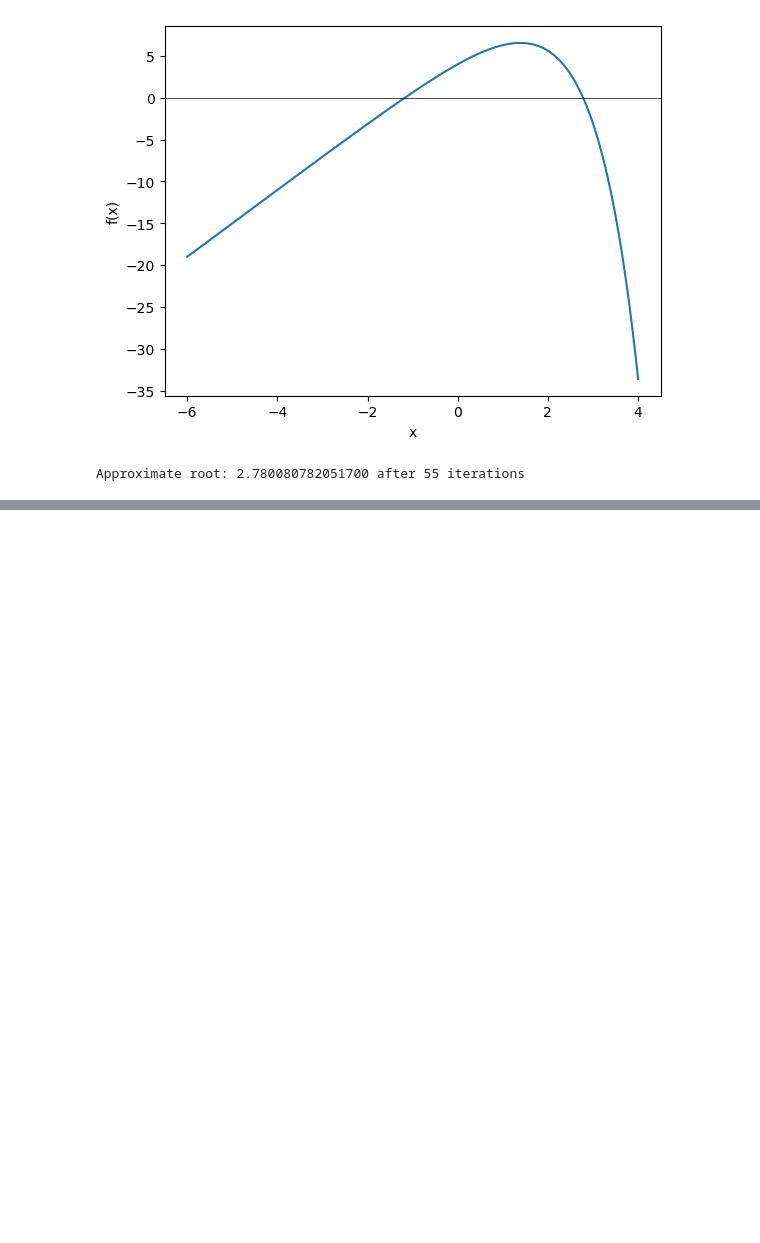
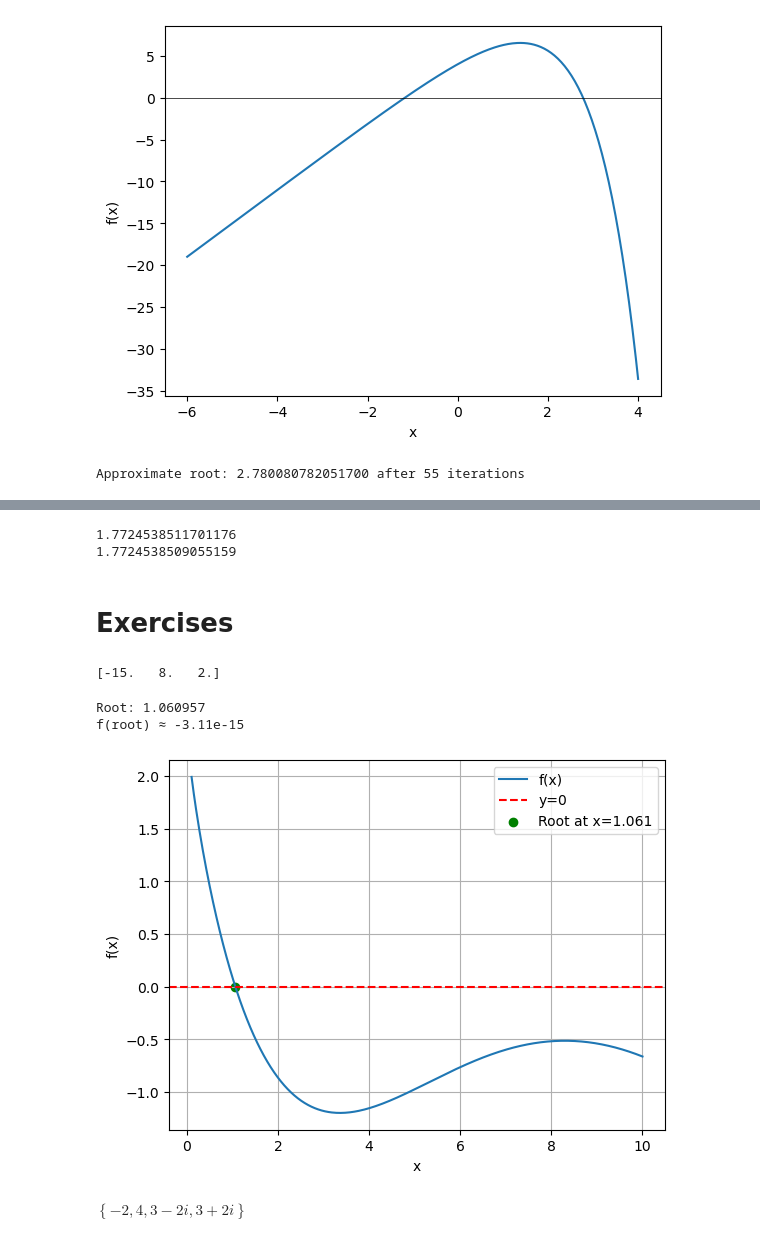
Before and after one commit to xwx00/Python, a Jupyter notebook: Python for physicists/Solve Equation.ipynb, the cells around one changed output, grey strips where cells are left out. Cells and saved outputs as stored; diff of their text form; code cells hidden in the pictures; blank space fills up the shorter version.

```diff
--- a/Python for physicists/Solve Equation.ipynb
+++ b/Python for physicists/Solve Equation.ipynb
@@ -66,0 +119,63 @@ Approximate root: 2.780080782051700 after 55 iterations
+# %%
+import numpy as np
+from scipy.integrate import simpson
+
+# ........................................... Generate x and y values
+xx = np.linspace(-5.0, 5.0, 31)
+y = np.exp(-xx**2)
+
+# ....................... Evaluate Definite Integral and Print Result
+integ = simpson(y, x=xx)
+print(integ)
+print(np.sqrt(np.pi))
+# %% [output]
+1.7724538511701176
+1.7724538509055159
+# %% [markdown]
+Exercises
+=================================================
+# %%
+import numpy as np
+
+a = np.array([[1,3,-2],[3,5,6],[2,4,3]])
+b = np.array([5,7,8])
+x = np.linalg.solve(a,b)
+
+print(x)
+# %% [output]
+[-15.   8.   2.]
+# %%
+from scipy.optimize import fsolve
+import numpy as np
+import matplotlib.pyplot as plt
+
+def func(x):
+    return np.cos(2 * np.sqrt(x)) + 1.5 - np.sqrt(x)
+
+# Find the root
+x_solution = fsolve(func, 1.5)
+print(f"Root: {x_solution[0]:.6f}")
+print(f"f(root) ≈ {func(x_solution[0]):.2e}")  # Verify it's close to 0
+
+# Plot the function
+x_vals = np.linspace(0.1, 10, 400)  # Avoid x=0 to prevent sqrt issues
+y_vals = func(x_vals)
+
+plt.plot(x_vals, y_vals, label='f(x)')
+plt.axhline(0, color='red', linestyle='--', label='y=0')
+plt.scatter(x_solution, func(x_solution), color='green', label=f'Root at x={x_solution[0]:.3f}')
+plt.xlabel('x')
+plt.ylabel('f(x)')
+plt.legend()
+plt.grid(True)
+plt.show()
+# %% [output]
+Root: 1.060957
+f(root) ≈ -3.11e-15
+[figure, added]
+# %%
+from sympy import solveset
+from sympy.abc import x
+solveset(x**4-8*x**3+17*x**2+22*x-104,x)
+# %% [output]
+$\displaystyle \left\{-2, 4, 3 - 2 i, 3 + 2 i\right\}$
```
Also changed, not shown: parts of 7 cells of this notebook, 3 other files.
